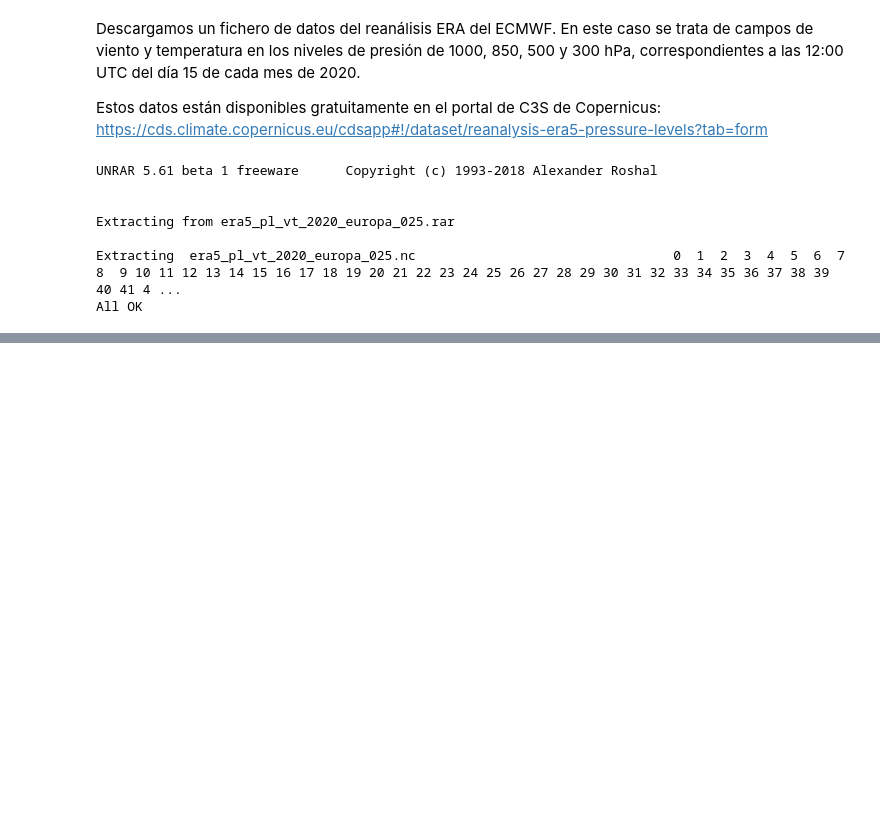
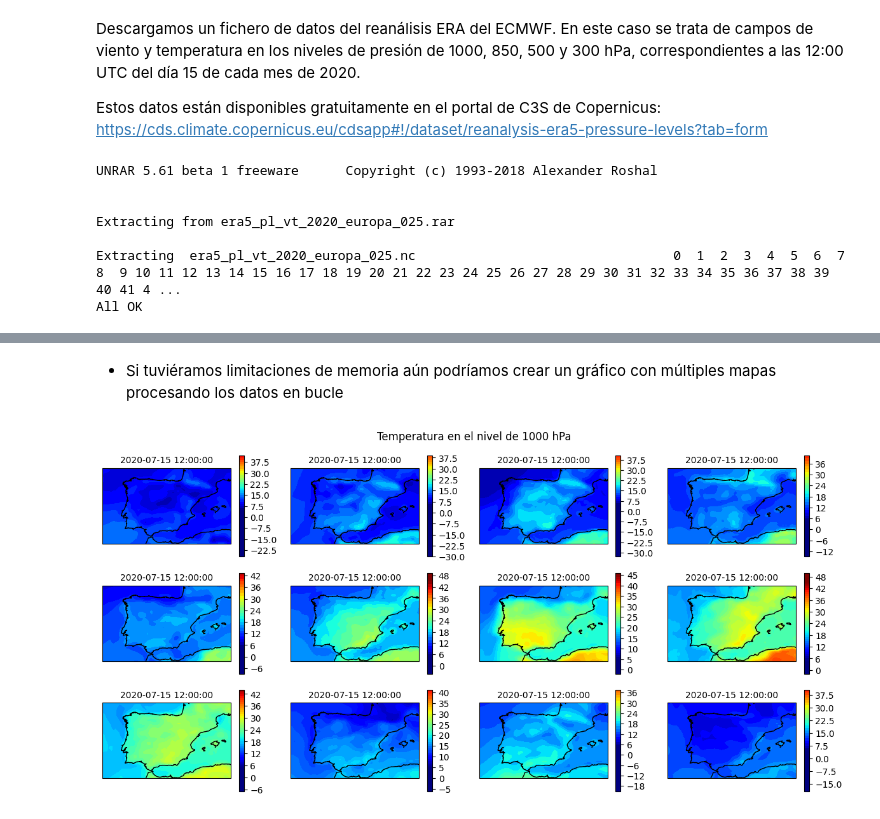
Before and after one commit to waveology/kitchen, a Jupyter notebook: introduccion_netcdf4.ipynb, the cells around one changed output, grey strips where cells are left out. Cells and saved outputs as stored; diff of their text form; code cells hidden in the pictures; blank space fills up the shorter version.

```diff
--- a/introduccion_netcdf4.ipynb
+++ b/introduccion_netcdf4.ipynb
@@ -84,0 +355,51 @@ import numpy as np
+# %% [markdown]
+* Si tuviéramos limitaciones de memoria aún podríamos crear un gráfico con múltiples mapas procesando los datos en bucle
+# %%
+# Creamos una figura
+# -------------------
+fig = plt.figure(figsize=[12, 6])
+
+# Añadimos un mapa con proyección ortográfica equirectangular
+# -----------------------------------------------------------
+ax = fig.subplots(3, 4,
+                  subplot_kw={'projection' : ccrs.PlateCarree()})
+
+k = 0
+
+for zax in ax.flatten() :
+
+
+    temperatura = ds.variables['t'][k, ilevel, :, :] - 275.15
+    k += 1
+
+    # Área geográfica
+    # -----------------
+    zax.set_extent((-12,5,35,45))
+
+    # Línea de costa
+    # ----------------
+    zax.add_feature(cfeature.COASTLINE, edgecolor='black', lw=1)
+
+    # Mapa de temperaturas
+    # -----------------------
+    pc = zax.contourf(longitud, latitud, temperatura,
+                levels = 50,
+                transform=ccrs.PlateCarree(),
+                cmap='jet',
+                vmin=5,
+                vmax=45
+                    )
+    # Escala de color
+    # --------------------
+    cbar = fig.colorbar(pc)
+
+
+    # Título para el gráfico
+    # ---------------------------------------------------------------
+    zax.set_title(fechas[itime],size=10)
+
+plt.suptitle('Temperatura en el nivel de %d hPa' % ds.variables['level'][ilevel])
+plt.tight_layout()
+plt.show()
+# %% [output]
+[figure, added]
```
Also changed, not shown: parts of 36 cells of this notebook.
